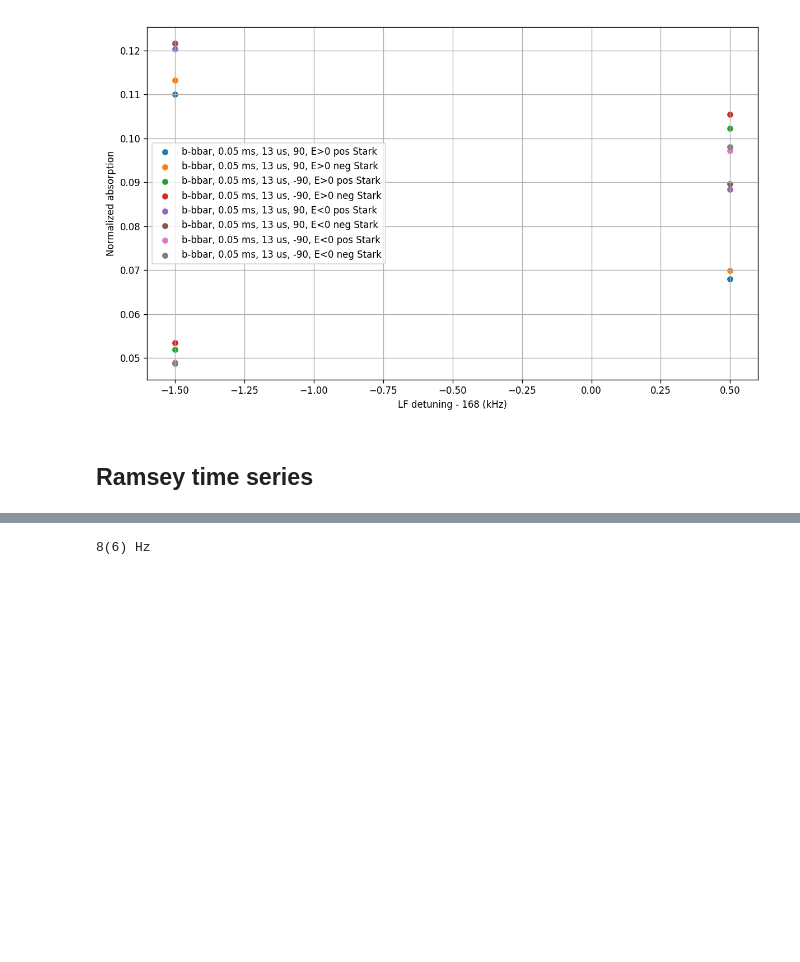
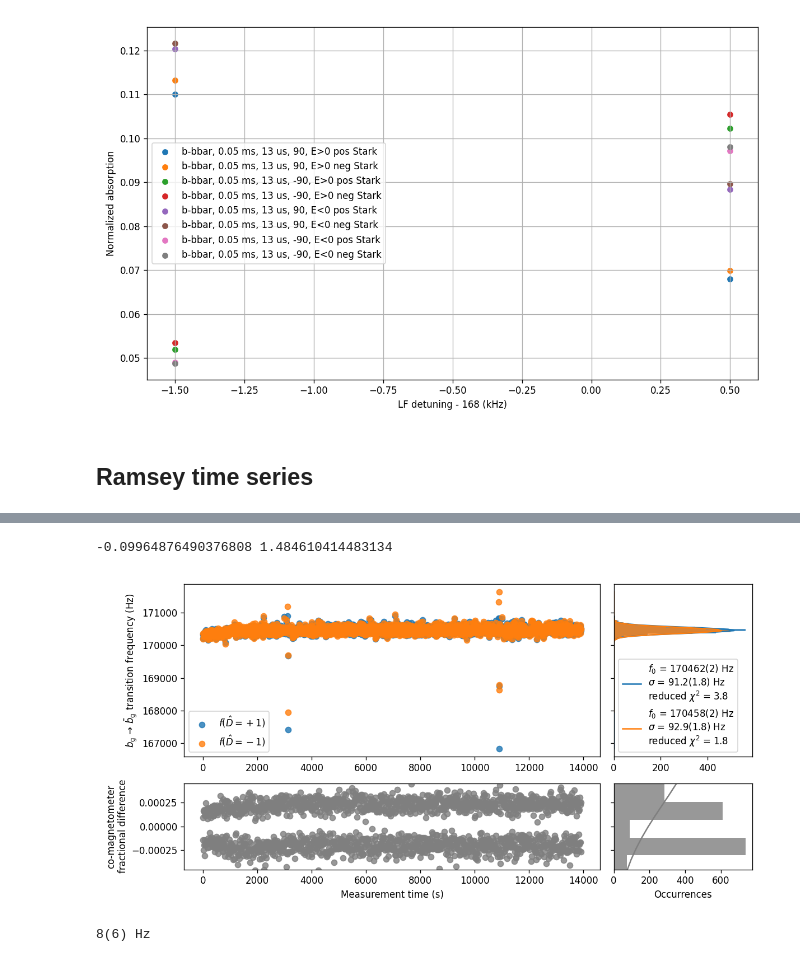
Before and after one commit to vuthalab/onix, a Jupyter notebook: analysis/lf_spectroscopy_long_term.ipynb, the cells around one changed output, grey strips where cells are left out. Saved outputs shown, nothing was run; the diff lists cells and outputs as text; code cells hidden in the pictures; blank space fills up the shorter version.

```diff
--- a/analysis/lf_spectroscopy_long_term.ipynb
+++ b/analysis/lf_spectroscopy_long_term.ipynb
@@ -537,8 +556,84 @@ for kk, value in enumerate(all_results):
         E_p1_mask[kk] = False
         E_m1_mask[kk] = True
 start_mask = np.ones(len(all_results), dtype=bool)
-for kk in range(0):
+for kk in range(10):
     start_mask[kk] = False
+# %%
+import pandas
+all_combined_results = {}
+for kk in all_results[0]:
+    all_combined_results[kk] = [result[kk] for result in all_results]
+pandas.DataFrame.from_dict(all_combined_results).to_csv("July_8_comagnetometer.csv")
+# %%
+with open("July_8_comagnetometer.csv", "r") as f:
+    all_results = pandas.read_csv(f)
+# %%
+def gaussian(f, f0, sigma, a, c):
+    return a * np.exp(-(f-f0)**2 / (2 * sigma**2)) + c
+
+def gaussian_fitter_histogram(xs, hists):
+    xs = xs[1:] - (xs[1] - xs[0]) / 2
+    nonzero_hist_mask = hists != 0
+    fitter = Fitter(gaussian)
+    fitter.set_nicknames({"f0": "$f_0$", "sigma": "$\\sigma$", "a": "$a$", "c": "$c$"})
+    fitter.set_units({"f0": "Hz", "sigma": "Hz"})
+    fitter.set_data(xs[nonzero_hist_mask], hists[nonzero_hist_mask], np.sqrt(hists[nonzero_hist_mask]))
+    fitter.set_p0({"f0": np.average(xs, weights=hists), "sigma": np.std(xs), "a": np.max(hists) - np.min(hists), "c": np.min(hists)})
+    return fitter
+
+fig, axs = plt.subplots(2, 2, figsize = (10, 5), dpi = 120, sharey="row", gridspec_kw={"width_ratios": [3, 1], "height_ratios": [2, 1]})
+n_bins = int(np.sqrt(len(all_results)))
+bins_alpha = 0.8
+
+for kk, D_mask in enumerate([D_p1_mask, D_m1_mask]):
+    mask = unlock_mask & start_mask & b_mask & D_mask
+    fs = np.array([result["freq_center"] for result in all_results[mask]])
+    ts = np.array([result["start_time"] for result in all_results[mask]])
+    ts -= ts[0]
+
+    if kk == 0:
+        label = "$f(\\hat{D} = +1)$"
+    else:
+        label = "$f(\\hat{D} = -1)$"
+    axs[0][0].scatter(ts, fs, label=label, alpha=bins_alpha)
+    axs[0][1].hist(fs, bins=n_bins, orientation="horizontal", alpha=bins_alpha)
+
+    hists, xs = np.histogram(fs, bins=n_bins)
+    fitter = gaussian_fitter_histogram(xs, hists)
+    fitter.fit()
+    label = fitter.result_str("f0") + "\n" + fitter.result_str("sigma") + f"\nreduced $\\chi^2$ = {fitter.reduced_chi:.1f}"
+    xs_plt = np.linspace(np.min(fs), np.max(fs), 100)
+    axs[0][1].plot(fitter.fitted_value(xs_plt), xs_plt, color=f"C{kk}", label=label)
+
+mask1 = unlock_mask & start_mask & b_mask & D_p1_mask
+mask2 = unlock_mask & start_mask & b_mask & D_m1_mask
+fs = np.array([result["freq_center"] for result in all_results[mask1]]) - np.array([result["freq_center"] for result in all_results[mask2]])
+avg_f = (np.array([result["freq_center"] for result in all_results[mask1]]) + np.array([result["freq_center"] for result in all_results[mask2]])) / 2
+
+label = "$f(\\hat{D} = +1) - f(\\hat{D} = -1)$"
+axs[1][0].scatter(ts, fs / avg_f, label=label, alpha=bins_alpha, color="C7")
+axs[1][1].hist(fs / avg_f, bins=n_bins, orientation="horizontal", alpha=bins_alpha, color="C7")
+print(np.average(fs), np.std(fs) / np.sqrt(len(fs / avg_f)))
+
+hists, xs = np.histogram(fs / avg_f, bins=n_bins)
+fitter = gaussian_fitter_histogram(xs, hists)
+fitter.fit()
+label = fitter.result_str("f0") + "\n" + fitter.result_str("sigma") + f"\nreduced $\\chi^2$ = {fitter.reduced_chi:.1f}"
+xs_plt = np.linspace(np.min(fs / avg_f), np.max(fs / avg_f), 100)
+axs[1][1].plot(fitter.fitted_value(xs_plt), xs_plt, color=f"C7", label=label)
+
+axs[1][0].set_xlabel("Measurement time (s)")
+axs[0][0].set_ylabel("$b_\mathrm{g}\ \\to\ \\bar{b}_\mathrm{g}$ transition frequency (Hz)")
+axs[1][0].set_ylabel("co-magnetometer\nfractional difference")
+axs[0][0].legend()
+axs[1][1].set_xlabel("Occurrences")
+axs[0][1].legend()
+axs[1][0].set_ylim(-0.00045, 0.00045)
+plt.tight_layout()
+plt.show()
+# %% [output]
+-0.09964876490376808 1.484610414483134
+[figure, added]
 # %%
 fig, axs = plt.subplots(2, 2, figsize = (10, 5), dpi = 120, sharey="row", gridspec_kw={"width_ratios": [3, 1]})
 n_bins = int(np.sqrt(len(all_results)))
```
Also changed, not shown: parts of 3 cells of this notebook, 30 other files.
